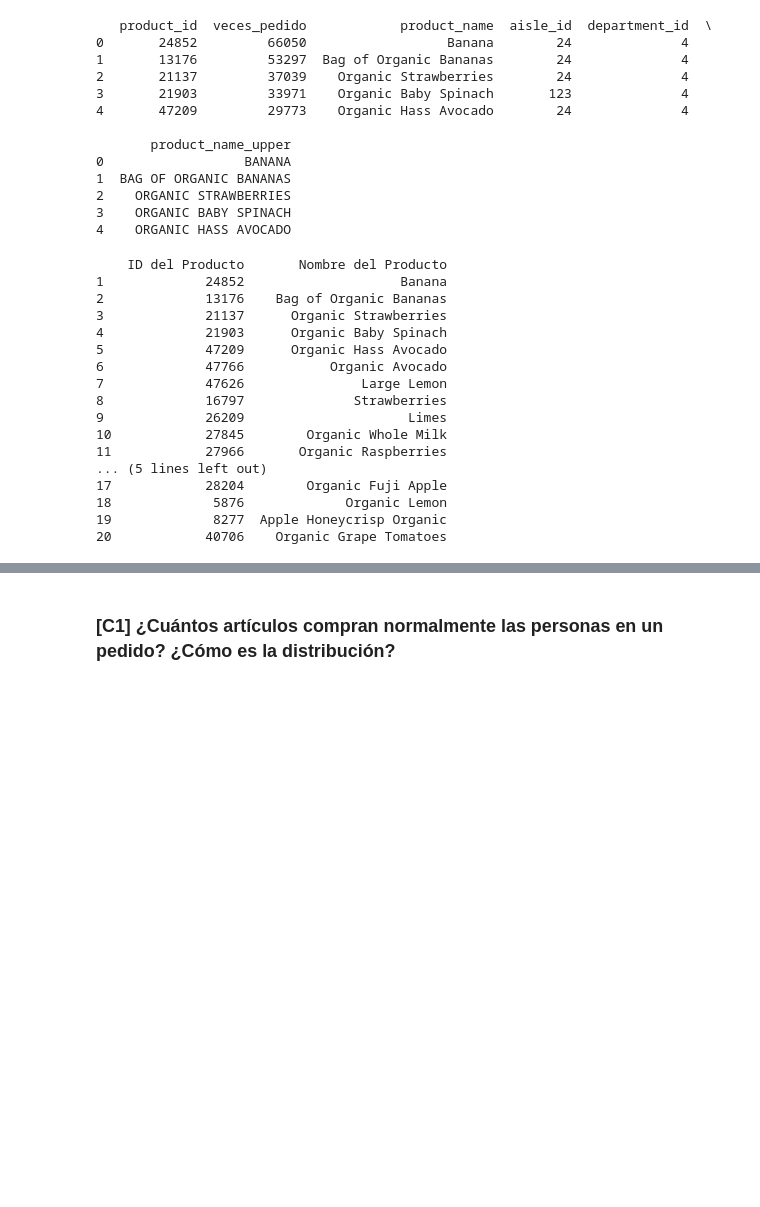
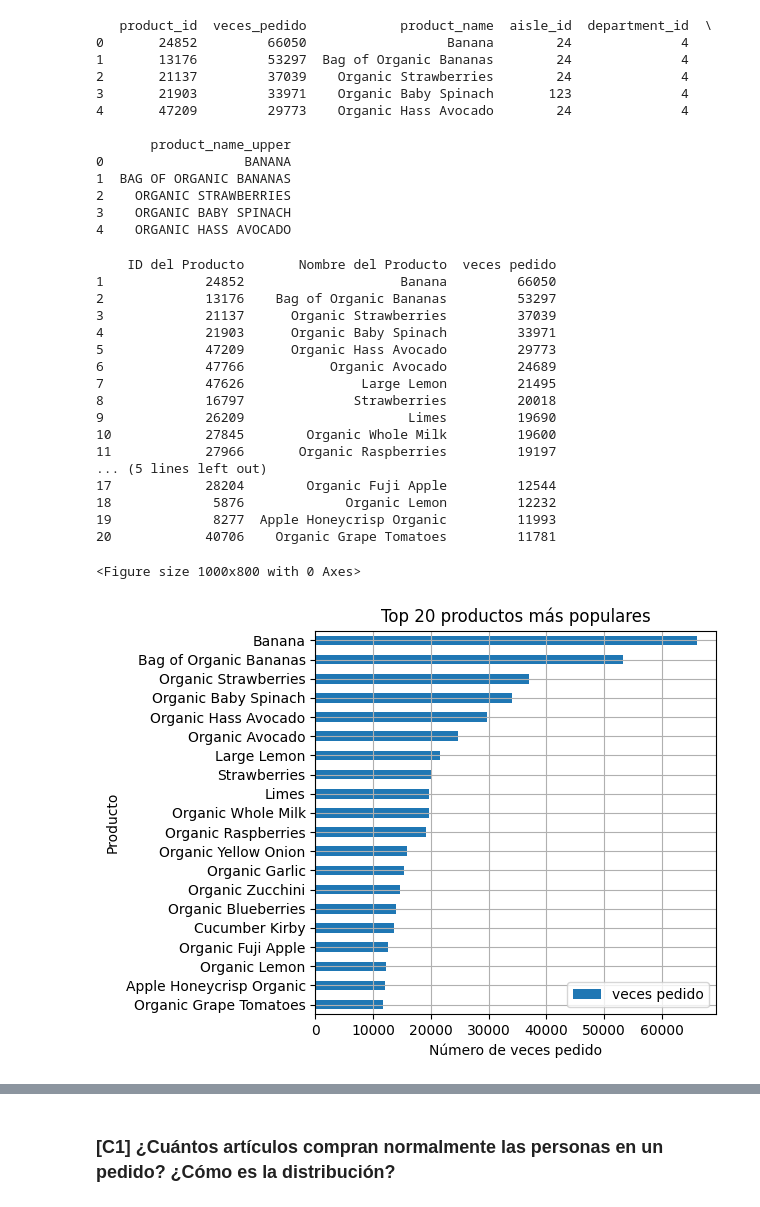
Before and after one commit to ADRIAN-NOVOA-MONZON/PORTAFOLIO, a Jupyter notebook: instacart-market-basket-analysis/instacart-market-basket-analysis.ipynb, the cells around one changed output, grey strips where cells are left out. Drawn from its saved outputs; the diff is of its cells as text; code cells hidden in the pictures; blank space fills up the shorter version.

```diff
--- a/instacart-market-basket-analysis/instacart-market-basket-analysis.ipynb
+++ b/instacart-market-basket-analysis/instacart-market-basket-analysis.ipynb
@@ -873,30 +875,51 @@ print(productos_populares.head())
 4    ORGANIC HASS AVOCADO
 # %%
 # Crear un DataFrame unicamente con las columnas que necesito
-top_20 = productos_populares[['product_id', 'product_name']]
+top_20 = productos_populares[['product_id', 'product_name', 'veces_pedido']].head(20)
 
 # Reasignar valores del indice para que empiece en 1 y no en cero y sea mas comprensible para el publico
 top_20.index = top_20.index + 1
 
 # Cambiar el nombre de las columnas por nombres mas descriptivos para el publico
-top_20.columns = ["ID del Producto", "Nombre del Producto"]
-print(top_20.head(20))
+top_20.columns = ["ID del Producto", "Nombre del Producto","veces pedido"]
+print(top_20)
 # %% [output]
-    ID del Producto       Nombre del Producto
-1             24852                    Banana
-2             13176    Bag of Organic Bananas
-3             21137      Organic Strawberries
-4             21903      Organic Baby Spinach
-5             47209      Organic Hass Avocado
-6             47766           Organic Avocado
-7             47626               Large Lemon
-8             16797              Strawberries
-9             26209                     Limes
-10            27845        Organic Whole Milk
-11            27966       Organic Raspberries
+    ID del Producto       Nombre del Producto  veces pedido
+1             24852                    Banana         66050
+2             13176    Bag of Organic Bananas         53297
+3             21137      Organic Strawberries         37039
+4             21903      Organic Baby Spinach         33971
+5             47209      Organic Hass Avocado         29773
+6             47766           Organic Avocado         24689
+7             47626               Large Lemon         21495
+8             16797              Strawberries         20018
+9             26209                     Limes         19690
+10            27845        Organic Whole Milk         19600
+11            27966       Organic Raspberries         19197
 ... (5 lines left out)
-17            28204        Organic Fuji Apple
-18             5876             Organic Lemon
-19             8277  Apple Honeycrisp Organic
-20            40706    Organic Grape Tomatoes
+17            28204        Organic Fuji Apple         12544
+18             5876             Organic Lemon         12232
+19             8277  Apple Honeycrisp Organic         11993
+20            40706    Organic Grape Tomatoes         11781
+# %%
+# Gráfico de barras horizontales para los 20 productos más populares
+
+plt.figure(figsize=(10, 8))
+
+top_20.plot(
+    kind="barh",
+    x="Nombre del Producto",
+    y="veces pedido",
+    title="Top 20 productos más populares",
+    grid=True
+)
+
+plt.xlabel("Número de veces pedido")
+plt.ylabel("Producto")
+plt.gca().invert_yaxis()
+plt.tight_layout()
+plt.show()
+# %% [output]
+<Figure size 1000x800 with 0 Axes>
+[figure, added]
 # %% [markdown]
```
Also changed, not shown: parts of 38 cells of this notebook, 6 other files.
